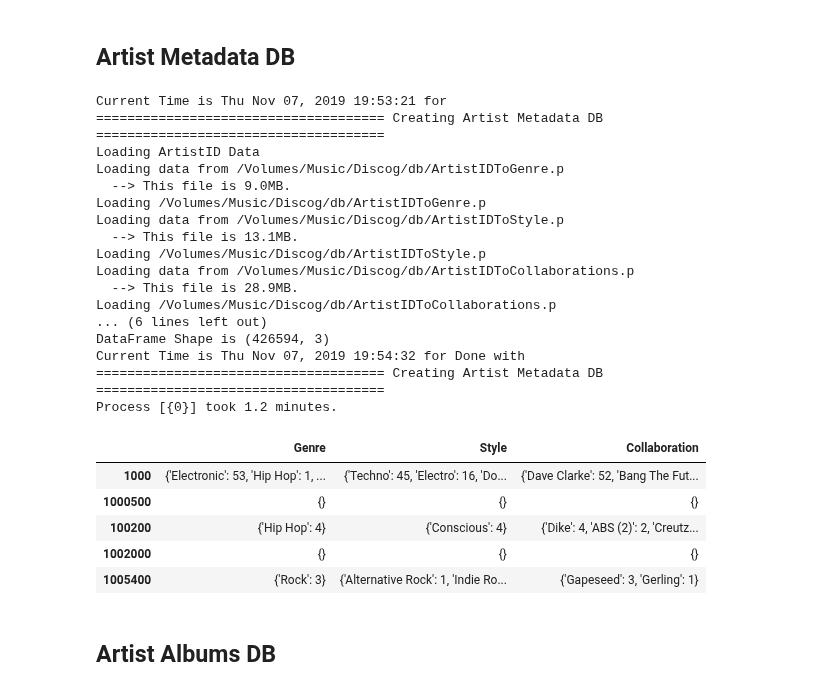
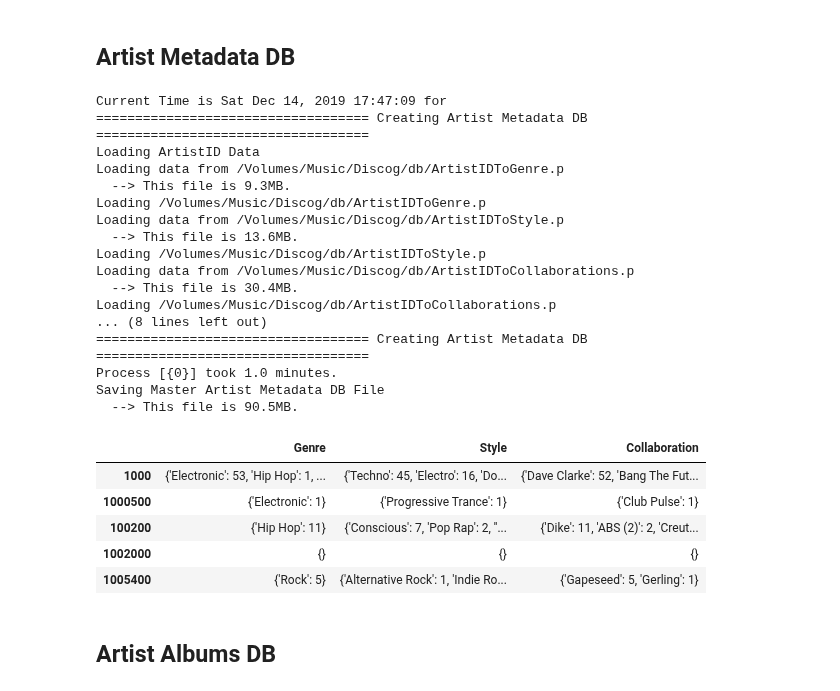
Before and after one commit to tgadf/discogs, a Jupyter notebook: Master DB.ipynb, the cells around one changed output. Drawn from its saved outputs; the diff is of its cells as text; code cells hidden in the pictures.

Commit message:
Big save

```diff
--- a/Master DB.ipynb
+++ b/Master DB.ipynb
@@ -417,38 +370,3 @@ Saving Master Artist DB File
 | 1002600 | Gidd Sanchez | /artist/1002600-Gidd-Sanchez | [Gidd Sanchez] | True | Gidd Sanchez | NaN |
 # %% [markdown]
 ## Artist Metadata DB
-# %%
-def getArtistMetadataDB():
-    start, cmt = clock("\n===================================== Creating Artist Metadata DB =====================================")
-    from pandas import Series, DataFrame
-    print("Loading ArtistID Data")
-    artistIDtoGenre          = Series(disc.getArtistIDToGenreData())
-    artistIDtoStyle          = Series(disc.getArtistIDToStyleData())
-    artistIDToCollaboration  = Series(disc.getArtistIDToCollaborationData())
-
-    print("Creating Pandas DataFrame for {0} Artists".format(artistIDtoGenre.shape[0]))
-    cols = ["Genre"]
-    discdf = DataFrame(artistIDtoGenre)
-    discdf.columns = cols
-    print("\tShape --> {0}".format(discdf.shape))
-
-    print("  Joining Style")
-    discdf = discdf.join(DataFrame(artistIDtoStyle))
-    cols += ["Style"]
-    discdf.columns = cols
-    print("\tShape --> {0}".format(discdf.shape))
-
-    print("  Joining Collaboration")
-    discdf = discdf.join(DataFrame(artistIDToCollaboration))
-    cols += ["Collaboration"]
-    discdf.columns = cols
-    print("\tShape --> {0}".format(discdf.shape))
-
-    print("DataFrame Shape is {0}".format(discdf.shape))
-    elapsed(start, cmt)
-
-    print("Saving Master Artist Metadata DB File")
-    saveFilename = disc.getMasterArtistMetadataDiscogsDBFilename()
-    saveFile(ifile=saveFilename, idata=discdf, debug=False)
-
-    return discdf
@@ -455,29 +375,29 @@ def getArtistMetadataDB():
 # %%
-discArtistMetadataDB = getArtistMetadataDB()
+discArtistMetadataDB = getArtistMetadataDB(disc)
 discArtistMetadataDB.head()
 # %% [output]
-Current Time is Thu Nov 07, 2019 19:53:21 for
-===================================== Creating Artist Metadata DB =====================================
+Current Time is Sat Dec 14, 2019 17:47:09 for
+=================================== Creating Artist Metadata DB ===================================
 Loading ArtistID Data
 Loading data from /Volumes/Music/Discog/db/ArtistIDToGenre.p
-  --> This file is 9.0MB.
+  --> This file is 9.3MB.
 Loading /Volumes/Music/Discog/db/ArtistIDToGenre.p
 Loading data from /Volumes/Music/Discog/db/ArtistIDToStyle.p
-  --> This file is 13.1MB.
+  --> This file is 13.6MB.
 Loading /Volumes/Music/Discog/db/ArtistIDToStyle.p
 Loading data from /Volumes/Music/Discog/db/ArtistIDToCollaborations.p
-  --> This file is 28.9MB.
+  --> This file is 30.4MB.
 Loading /Volumes/Music/Discog/db/ArtistIDToCollaborations.p
-... (6 lines left out)
-DataFrame Shape is (426594, 3)
-Current Time is Thu Nov 07, 2019 19:54:32 for Done with
-===================================== Creating Artist Metadata DB =====================================
-Process [{0}] took 1.2 minutes.
+... (8 lines left out)
+=================================== Creating Artist Metadata DB ===================================
+Process [{0}] took 1.0 minutes.
+Saving Master Artist Metadata DB File
+  --> This file is 90.5MB.
 |  | Genre | Style | Collaboration |
 | 1000 | {'Electronic': 53, 'Hip Hop': 1, ... | {'Techno': 45, 'Electro': 16, 'Do... | {'Dave Clarke': 52, 'Bang The Fut... |
-| 1000500 | {} | {} | {} |
-| 100200 | {'Hip Hop': 4} | {'Conscious': 4} | {'Dike': 4, 'ABS (2)': 2, 'Creutz... |
+| 1000500 | {'Electronic': 1} | {'Progressive Trance': 1} | {'Club Pulse': 1} |
+| 100200 | {'Hip Hop': 11} | {'Conscious': 7, 'Pop Rap': 2, ''... | {'Dike': 11, 'ABS (2)': 2, 'Creut... |
 | 1002000 | {} | {} | {} |
-| 1005400 | {'Rock': 3} | {'Alternative Rock': 1, 'Indie Ro... | {'Gapeseed': 3, 'Gerling': 1} |
+| 1005400 | {'Rock': 5} | {'Alternative Rock': 1, 'Indie Ro... | {'Gapeseed': 5, 'Gerling': 1} |
 # %% [markdown]
 ## Artist Albums DB
```
Also changed, not shown: parts of 35 cells of this notebook, 6 other files.
